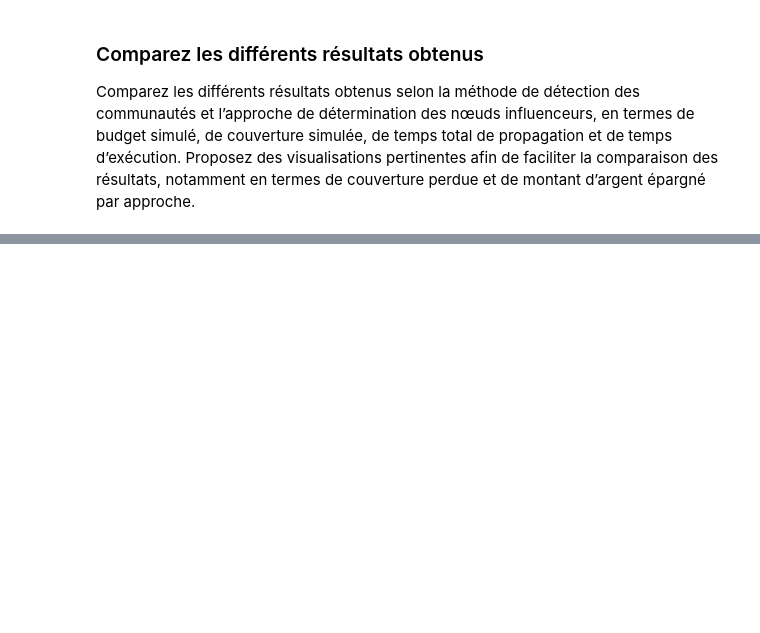
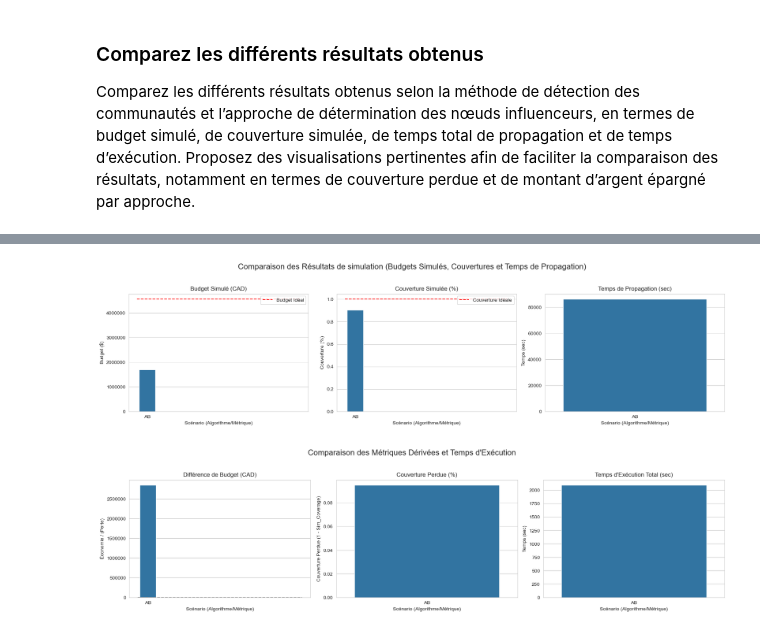
Before and after one commit to Arthur-14-75/TP3_SDD_exploWeb, a Jupyter notebook: budget.ipynb, the cells around one changed output, grey strips where cells are left out. Cells and saved outputs as stored; diff of their text form; code cells hidden in the pictures; blank space fills up the shorter version.

```diff
--- a/budget.ipynb
+++ b/budget.ipynb
@@ -128,0 +222,78 @@ Comparez les différents résultats obtenus selon la méthode de détection des
+# %%
+# Affichage des résultats
+
+df_results = pd.DataFrame(results)
+
+print("\n\n--- Tableau de Comparaison des Résultats (CAD) ---")
+print(df_results[['Scenario', 'Method', 'Sim_Budget', 'Sim_Coverage', 'Sim_Propagation_Time',
+                  'Exec_Time_Comm_Detect', 'Exec_Time_Influencer', 'Exec_Time_Simulation',
+                  'Total_Execution_Time', 'Budget_Saved', 'Lost_Coverage']].to_markdown(index=False, floatfmt=(None, None, ",.2f", ".1%", ",.2f", ".2f", ",.2f", ".1%", ",.2f", ",.2f")))
+
+print(f"\nBudget Idéal (100% couverture): {ideal_budget:,.2f} CAD")
+
+sns.set_style(style="whitegrid")
+
+fig1, axes1 = plt.subplots(1, 3, figsize=(18, 5))
+fig1.suptitle('Comparaison des Résultats de simulation (Budgets Simulés, Couvertures et Temps de Propagation)', fontsize=16)
+
+# Budget Simulé
+
+sns.barplot(x='Scenario', y='Sim_Budget', data=df_results, ax=axes1[0])
+axes1[0].set_title('Budget Simulé (CAD)')
+axes1[0].set_ylabel('Budget ($)')
+axes1[0].ticklabel_format(style='plain', axis='y')
+axes1[0].hlines(ideal_budget, xmin=-0.5, xmax=len(scenarios)-0.5, color='red', linestyle='--', label='Budget Idéal')
+axes1[0].legend()
+
+# Couverture Simulée
+
+sns.barplot(x='Scenario', y='Sim_Coverage', data=df_results, ax=axes1[1])
+axes1[1].set_title('Couverture Simulée (%)')
+axes1[1].set_ylabel('Couverture (%)')
+axes1[1].hlines(ideal_coverage, xmin=-0.5, xmax=len(scenarios)-0.5, color='red', linestyle='--', label='Couverture Idéale')
+axes1[1].legend()
+
+# Temps de Propagation
+
+sns.barplot(x='Scenario', y='Sim_Propagation_Time', data=df_results, ax=axes1[2])
+axes1[2].set_title('Temps de Propagation (sec)')
+axes1[2].set_ylabel('Temps (sec)')
+axes1[2].ticklabel_format(style='plain', axis='y')
+
+for ax in axes1:
+    ax.set_xlabel('Scénario (Algorithme/Métrique)')
+
+plt.tight_layout(rect=[0, 0.03, 1, 0.95])
+plt.show()
+
+# visualisation des métriques dérivées et temps d'exécution
+
+fig2, axes2 = plt.subplots(1, 3, figsize=(18, 5))
+fig2.suptitle('Comparaison des Métriques Dérivées et Temps d\'Exécution', fontsize=16)
+
+# Budget Économisé/perdu selon les cas
+
+sns.barplot(x='Scenario', y='Budget_Saved', data=df_results, ax=axes2[0])
+axes2[0].set_title('Différence de Budget (CAD)')
+axes2[0].set_ylabel('Économie / (Perte)')
+axes2[0].ticklabel_format(style='plain', axis='y')
+axes2[0].hlines(0, xmin=-0.5, xmax=len(scenarios)-0.5, color='grey', linestyle='--')
+
+# Couverture Perdue
+
+sns.barplot(x='Scenario', y='Lost_Coverage', data=df_results, ax=axes2[1])
+axes2[1].set_title('Couverture Perdue (%)')
+axes2[1].set_ylabel('Couverture Perdue (1 - Sim_Coverage)')
+
+# Temps d'Exécution Total
+
+sns.barplot(x='Scenario', y='Total_Execution_Time', data=df_results, ax=axes2[2])
+axes2[2].set_title('Temps d\'Exécution Total (sec)')
+axes2[2].set_ylabel('Temps (sec)')
+
+for ax in axes2:
+    ax.set_xlabel('Scénario (Algorithme/Métrique)')
+
+plt.tight_layout(rect=[0, 0.03, 1, 0.95])
+plt.show()
+# %% [output]
@@ -128,0 +306,2 @@ Comparez les différents résultats obtenus selon la méthode de détection des
+[figure, added]
+[figure, added]
```
Also changed, not shown: parts of 7 cells of this notebook.
